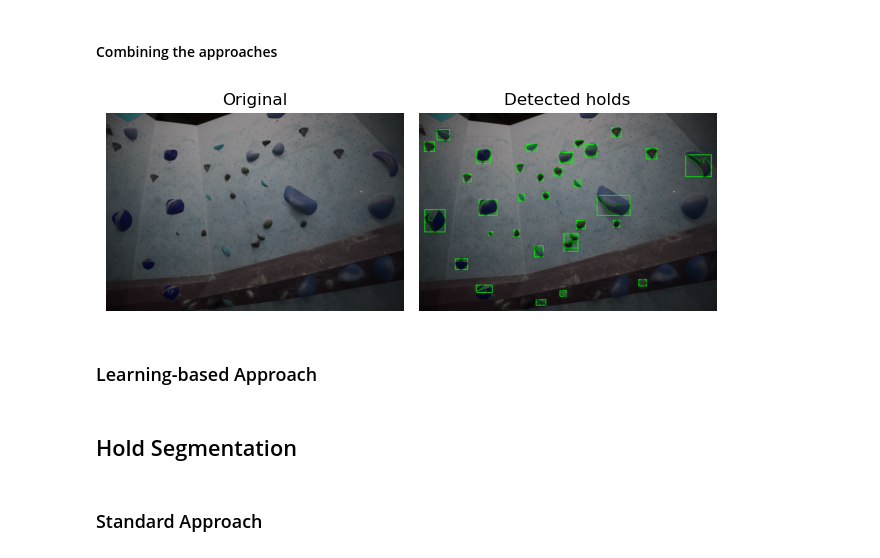
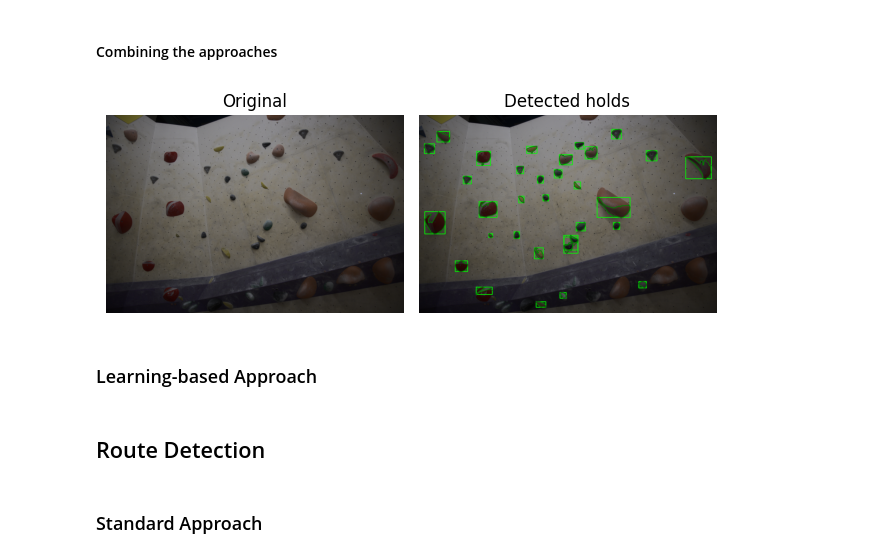
Before and after one commit to xiaoxiae/Indoor-Climbing-Hold-and-Route-Segmentation, a Jupyter notebook: demo.ipynb, the cells around one changed output. Saved outputs shown, nothing was run; the diff lists cells and outputs as text; code cells hidden in the pictures.

```diff
--- a/demo.ipynb
+++ b/demo.ipynb
@@ -103,35 +103,35 @@ plt.show()
 # %%
 # contours are simplified to speed up the detection
 contours = simplify_contours(contours)
 
 # approximate holds by their contours
 # returns a dictionary of keypoint-contour
 # NOTE that this step can take a few minutes, depending on a number of keypoints
 hold_approximations = detect_holds(img, keypoints, contours)
 
 img_holds = img.copy()
 draw_contour_boxes(img_holds, list(hold_approximations.values()), color=(0, 255, 0))
 draw_contours(img_holds, list(hold_approximations.values()), color=(0, 128, 0))
 
 
 # display the results
 fig, (ax1, ax2) = plt.subplots(1, 2)
-ax1.imshow(img)
+ax1.imshow(img[:, :, ::-1])
 ax1.axis('off')
 ax1.set_title('Original')
 
-ax2.imshow(img_holds)
+ax2.imshow(img_holds[:, :, ::-1])
 ax2.axis('off')
 ax2.set_title('Detected holds')
 
 fig.tight_layout()
 plt.show()
 # %% [output]
-[figure, old version]
+[figure, new version]
 # %% [markdown]
 ### Learning-based Approach
 # %% [markdown]
-## Hold Segmentation
+## Route Detection
 # %% [markdown]
 ### Standard Approach
 # %% [markdown]
```
Also changed, not shown: parts of 2 cells of this notebook.
